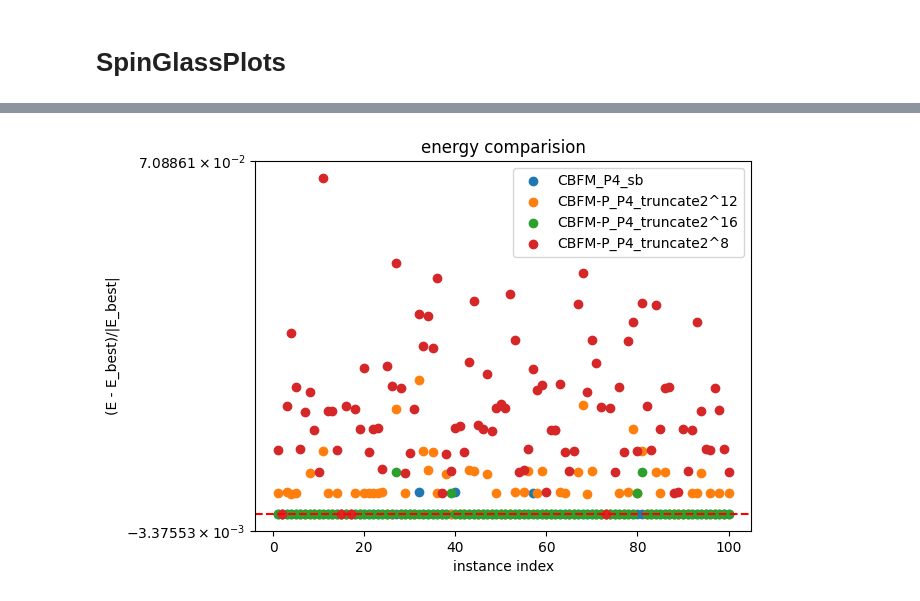
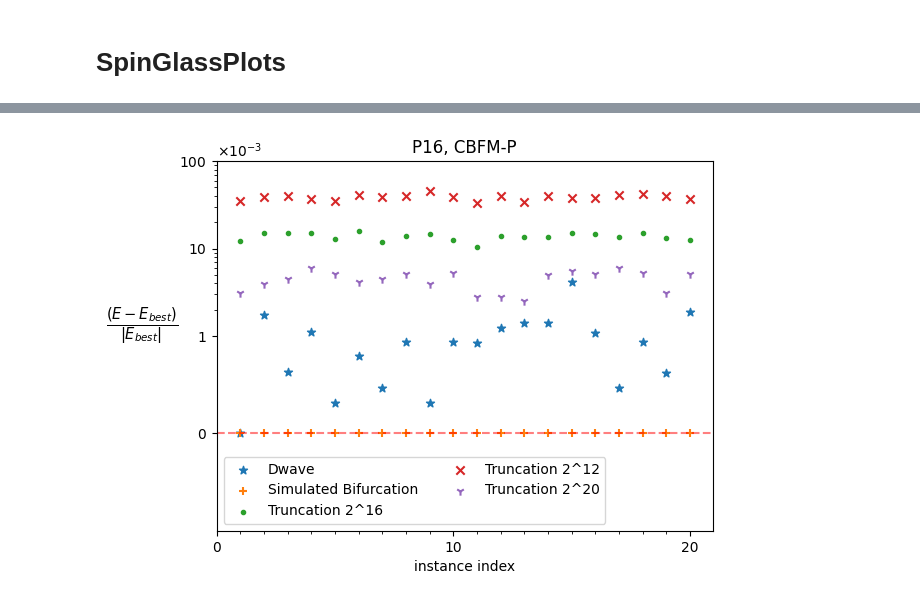
Before and after one commit to tomsmierz/SpinGlassPlots, a Jupyter notebook: SpinGlassPlots.ipynb, the cells around one changed output, grey strips where cells are left out. Drawn from its saved outputs; the diff is of its cells as text; code cells hidden in the pictures.

```diff
--- a/SpinGlassPlots.ipynb
+++ b/SpinGlassPlots.ipynb
@@ -137,4 +187,4 @@ sb_P16
-# %%
-plotter.plot_energies("CBFM_P4_sb", "CBFM-P_P4_truncate2^12", "CBFM-P_P4_truncate2^16", "CBFM-P_P4_truncate2^8")
-# %% [output]
-[figure, removed]
+# %%
+plotter.plot_energies("CBFM-P_P16_dwave", "CBFM-P_P16_sb_updated","P16_CBFM-P_tr2^16", "P16_CBFM-P_tr2^12", "P16_CBFM-P_tr2^20", title="P16, CBFM-P")
+# %% [output]
+[figure, added]
```
Also changed, not shown: parts of 4 cells of this notebook, 7 other files.
